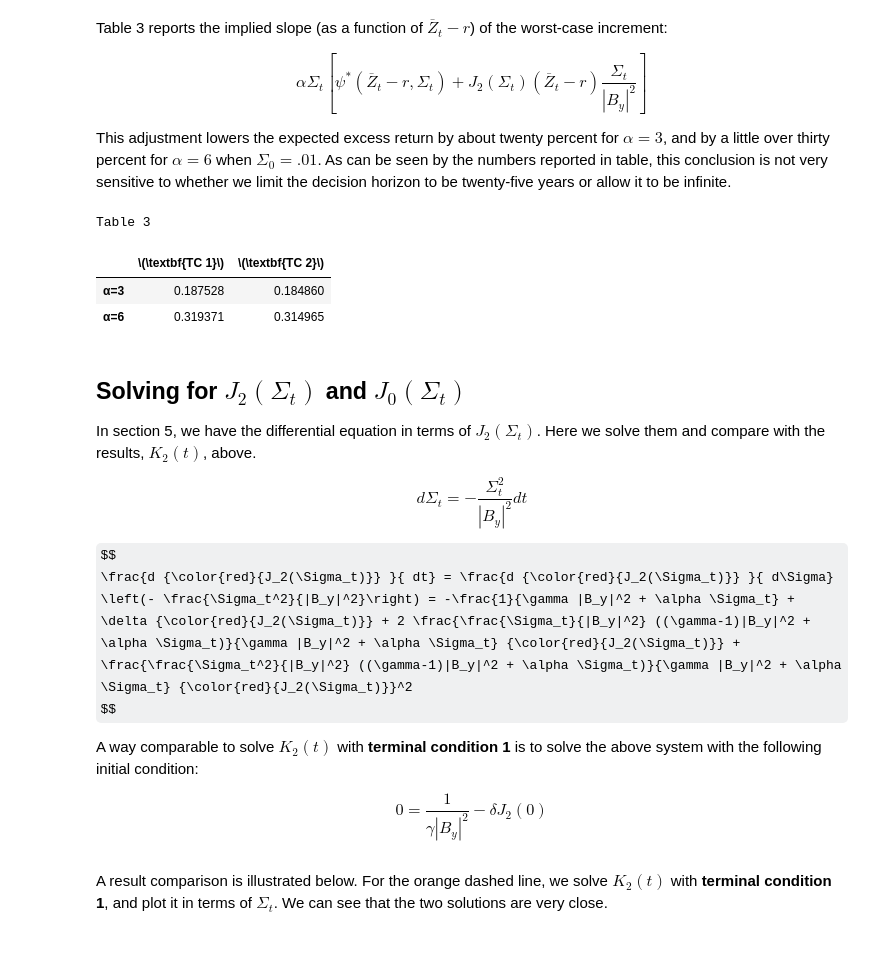
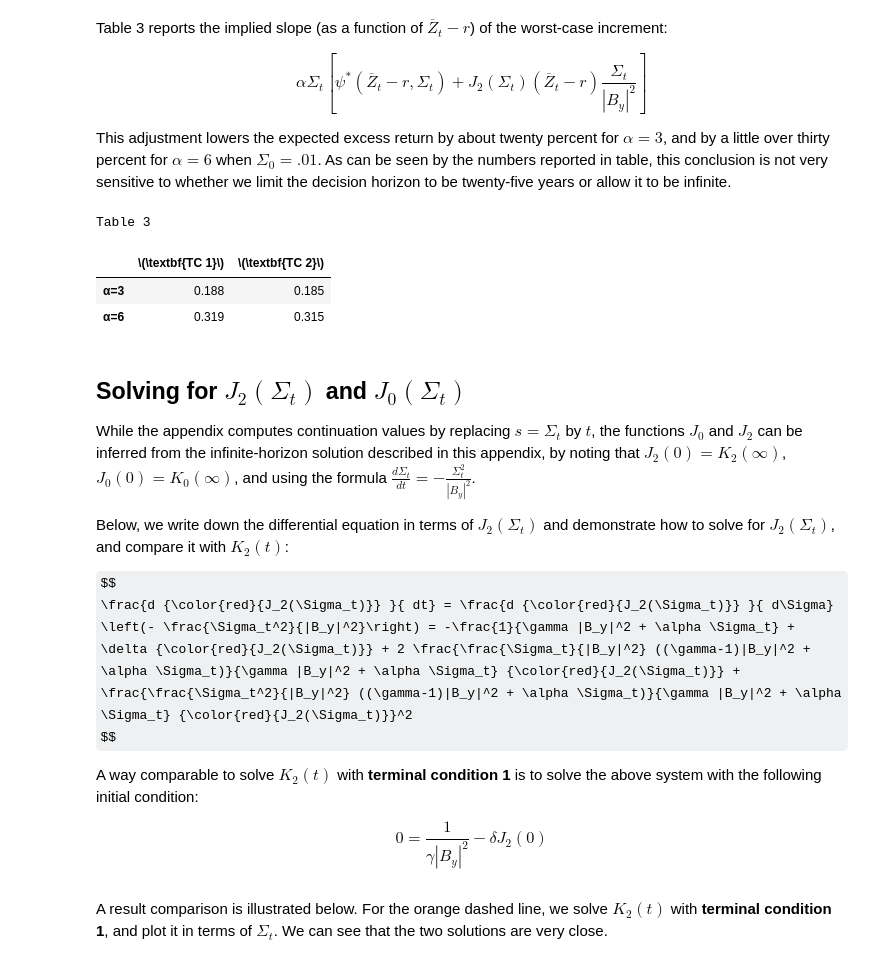
Before and after one commit to lphansen/PortfolioChoice, a Jupyter notebook: PortfolioSolution.ipynb, the cells around one changed output. Saved outputs shown, nothing was run; the diff lists cells and outputs as text; code cells hidden in the pictures; some formulas as TeX source.

```diff
--- a/PortfolioSolution.ipynb
+++ b/PortfolioSolution.ipynb
@@ -540,44 +540,43 @@ This adjustment lowers the expected excess return by about twenty percent for $\
 # table 3
 
 def distortion_slope(k2, args):
     Σ0, B_y, γ, α, δ, r = args
     ψ_slope = total_slope(k2[0], args)
     res = α*Σ0*(ψ_slope + k2[0]*Σ0/B_y**2)
     return res
 
 γ = 5
 Σ = 0.1**2
 Alphas = [3, 6]
 
 temp = []
 for alpha in Alphas:
     distortion_temp = []
     k2_Miao, _ = simulate_K0(25, 0.1, args=(Σ, B_y, γ, alpha, δ, r), limitingTerm=False)
     distortion_Miao = distortion_slope(k2_Miao, args=(Σ, B_y, γ, alpha, δ, r))
     k2_Hansen, _ = simulate_K0(100_000, 0.1, args=(Σ, B_y, γ, alpha, δ, r), limitingTerm=True)
     distortion_Hansen = distortion_slope(k2_Hansen, args=(Σ, B_y, γ, alpha, δ, r))
     distortion_temp.append(distortion_Hansen)
     distortion_temp.append(distortion_Miao)
     temp.append(distortion_temp)
 
-data3 = temp
+data3 = np.round(temp,3)
 ids = ["α=3", "α=6"]
 tab3 = pd.DataFrame(data3, index=ids, columns=["\(\textbf{TC 1}\)", "\(\textbf{TC 2}\)"])
 print("Table 3")
 tab3
 # %% [output]
 Table 3
 |  | \(\textbf{TC 1}\) | \(\textbf{TC 2}\) |
-| α=3 | 0.187528 | 0.184860 |
-| α=6 | 0.319371 | 0.314965 |
+| α=3 | 0.188 | 0.185 |
+| α=6 | 0.319 | 0.315 |
 # %% [markdown]
 ## Solving for $J_2 (\Sigma_t)$ and $J_0(\Sigma_t)$
 
-In section 5, we have the differential equation in terms of $J_2(\Sigma_t)$. Here we solve them and compare with the results, $K_2(t)$, above.
+While the appendix computes continuation values by replacing $s = \Sigma_t$ by $t$, the functions $J_0$
+and $J_2$ can be inferred from the infinite-horizon solution described in this appendix, by noting that $J_2(0) = K_2(\infty)$, $J_0(0) = K_0(\infty)$, and using the formula $\frac{d\Sigma_t}{dt} = -\frac{\Sigma_t^2}{|B_y|^2}$.
 
-$$
-d \Sigma_t = - \frac{\Sigma_t^2}{|B_y|^2} dt
-$$
+Below, we write down the differential equation in terms of $J_2(\Sigma_t)$ and demonstrate how to solve for $J_2(\Sigma_t)$, and compare it with $K_2(t)$:
 
 $$
 \frac{d {\color{red}{J_2(\Sigma_t)}} }{ dt} = \frac{d {\color{red}{J_2(\Sigma_t)}} }{ d\Sigma} \left(- \frac{\Sigma_t^2}{|B_y|^2}\right) = -\frac{1}{\gamma |B_y|^2 + \alpha \Sigma_t} + \delta {\color{red}{J_2(\Sigma_t)}} + 2 \frac{\frac{\Sigma_t}{|B_y|^2} ((\gamma-1)|B_y|^2 + \alpha \Sigma_t)}{\gamma |B_y|^2 + \alpha \Sigma_t} {\color{red}{J_2(\Sigma_t)}} +  \frac{\frac{\Sigma_t^2}{|B_y|^2} ((\gamma-1)|B_y|^2 + \alpha \Sigma_t)}{\gamma |B_y|^2 + \alpha \Sigma_t} {\color{red}{J_2(\Sigma_t)}}^2
```
Also changed, not shown: parts of 5 cells of this notebook.
